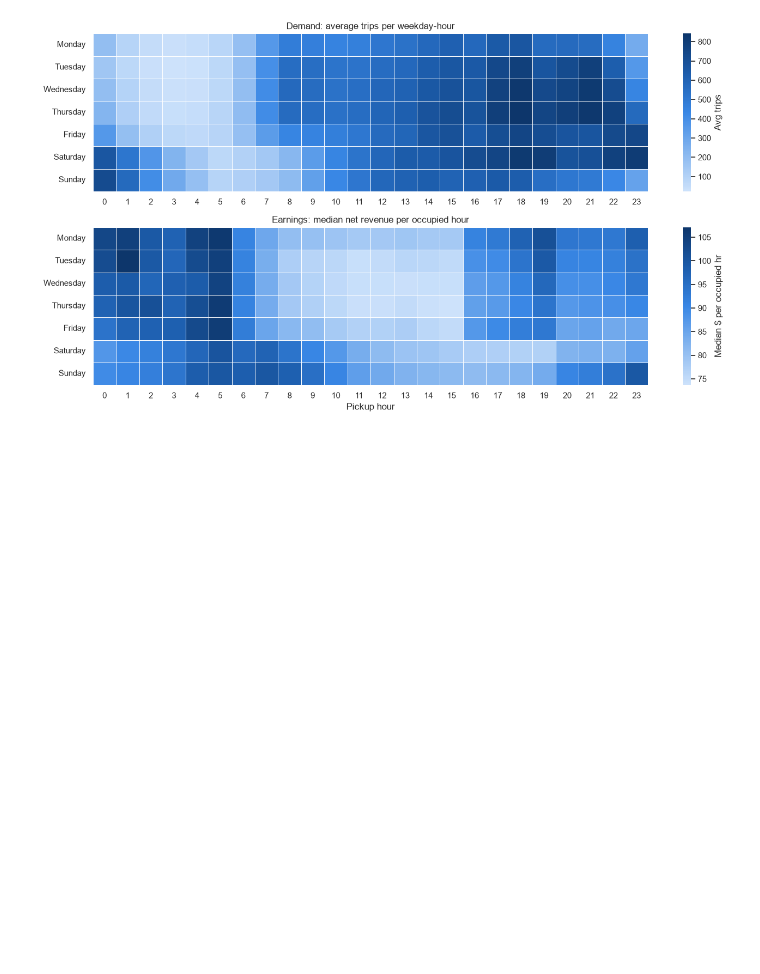
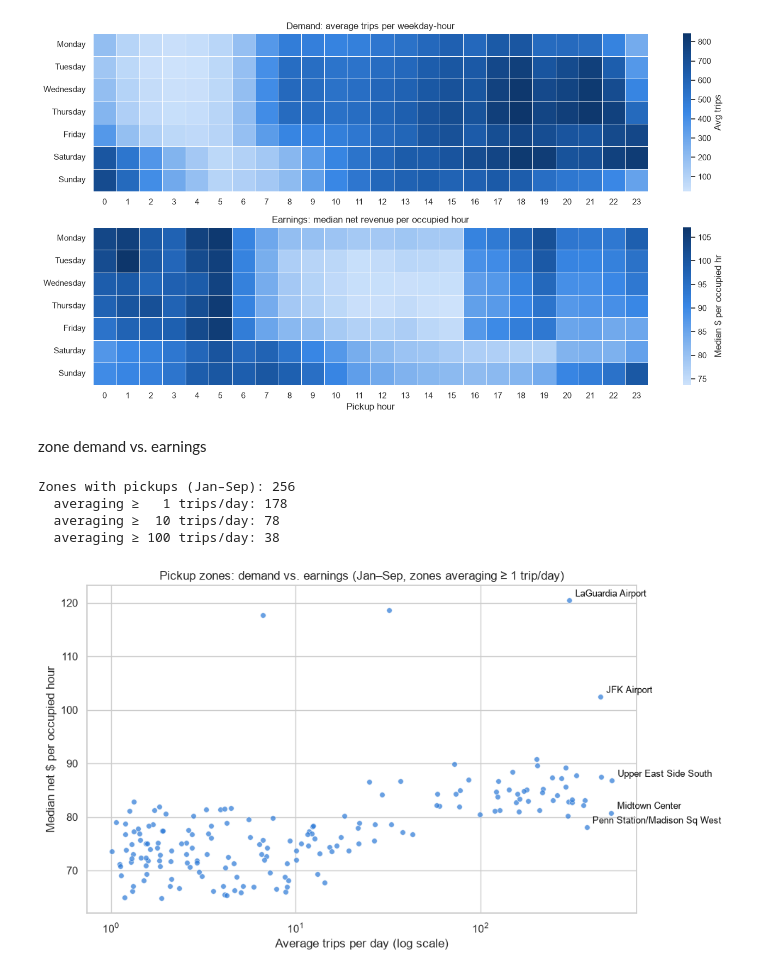
Before and after one commit to VicenteAlfonsoB/nyc-taxi-fleet-optimization, a Jupyter notebook: notebooks/02_fleet_optimization.ipynb, the cells around one changed output. Saved outputs shown, nothing was run; the diff lists cells and outputs as text; code cells hidden in the pictures; blank space fills up the shorter version.

Commit message:
Notebook 02: EDA part 2 (zones, speed, trend) and findings E1-E7

```diff
--- a/notebooks/02_fleet_optimization.ipynb
+++ b/notebooks/02_fleet_optimization.ipynb
@@ -298,3 +298,37 @@ save_fig(fig, "eda_day_hour_heatmaps")
 plt.show()
 # %% [output]
 [figure]
+# %% [markdown]
+zone demand vs. earnings
+# %%
+zone_stats = (eda.groupby("PULocationID")
+                 .agg(trips=("net_revenue", "size"),
+                      median_net_per_hour=("net_revenue_per_hour", "median"),
+                      avg_distance_mi=("trip_distance", "mean"))
+                 .join(zones.set_index("LocationID")[["Zone", "Borough"]]))
+zone_stats["trips_per_day"] = zone_stats["trips"] / n_days
+
+print(f"Zones with pickups (Jan–Sep): {len(zone_stats)}")
+for k in [1, 10, 100]:
+    print(f"  averaging ≥ {k:>3} trips/day: {(zone_stats['trips_per_day'] >= k).sum()}")
+
+active = zone_stats[zone_stats["trips_per_day"] >= 1]
+fig, ax = plt.subplots(figsize=(10, 6))
+ax.scatter(active["trips_per_day"], active["median_net_per_hour"], s=30, color=BLUE, alpha=0.7,
+           edgecolor="white", linewidth=0.5)
+ax.set_xscale("log")
+for name in ["JFK Airport", "LaGuardia Airport", "Midtown Center", "Upper East Side South",
+             "Penn Station/Madison Sq West"]:
+    row = active[active["Zone"] == name].iloc[0]
+    ax.annotate(name, (row["trips_per_day"], row["median_net_per_hour"]),
+                xytext=(6, 4), textcoords="offset points", fontsize=9, color=INK)
+ax.set(title="Pickup zones: demand vs. earnings (Jan–Sep, zones averaging ≥ 1 trip/day)",
+       xlabel="Average trips per day (log scale)", ylabel="Median net $ per occupied hour")
+save_fig(fig, "eda_zone_demand_vs_earnings")
+plt.show()
+# %% [output]
+Zones with pickups (Jan–Sep): 256
+  averaging ≥   1 trips/day: 178
+  averaging ≥  10 trips/day: 78
+  averaging ≥ 100 trips/day: 38
+[figure, added]
```
Also changed, not shown: parts of 7 cells of this notebook, 3 other files.
